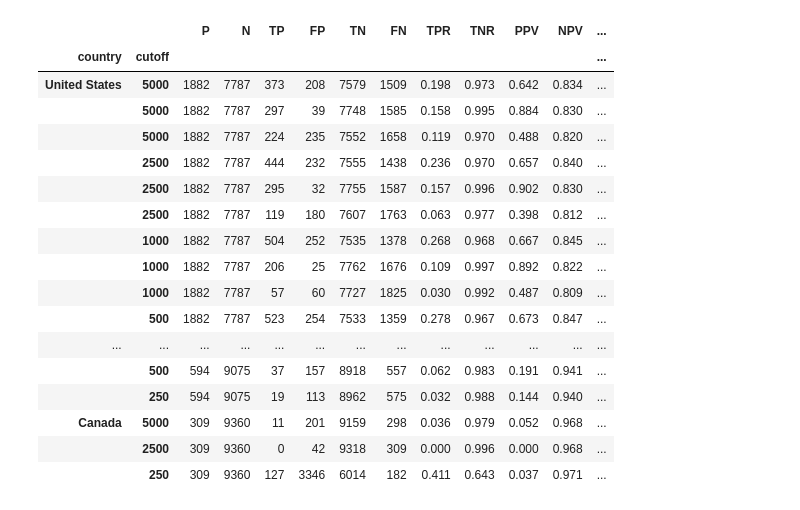
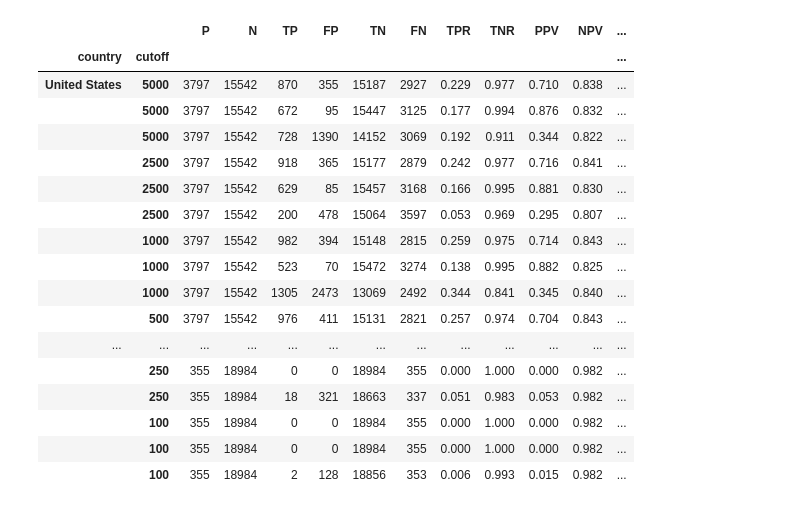
Before and after one commit to kylezeeuwen/ds-stackoverflow2020-analysis, a Jupyter notebook: notebook/visualise_results.ipynb, the cells around one changed output. Drawn from its saved outputs; the diff is of its cells as text; code cells hidden in the pictures.

```diff
--- a/notebook/visualise_results.ipynb
+++ b/notebook/visualise_results.ipynb
@@ -10,0 +1,2 @@ pd.options.display.max_colwidth = 255
+# %%
+pickle_file = 'latest_results.pkl'
@@ -11,42 +13,39 @@ pd.options.display.max_colwidth = 255
 # %%
-# results_df = None
-
-with open('./pickles/latest_results.pkl', 'rb') as f:
+with open('./pickles/%s' % pickle_file, 'rb') as f:
     results_df = pickle.load(f)
 # %%
 def choose_largest_coefficient_name (coefficients):
     if coefficients is None:
         return None
     return coefficients.sort_values(by='abs_weight', ascending=False)['X_Column'].iloc[0]
 
 def choose_largest_coefficient_weight (coefficients):
     if coefficients is None:
         return None
     return coefficients.sort_values(by='abs_weight', ascending=False)['abs_weight'].iloc[0]
 
 
 results_df['largest_coefficient_column'] = results_df['coefficients'].apply(choose_largest_coefficient_name)
 results_df['largest_coefficient_weight'] = results_df['coefficients'].apply(choose_largest_coefficient_weight)
 
 results_df \
-    .drop(columns=['coefficients', 'X_columns']) \
-    .query('TP > 0 or FP > 0')
+    .drop(columns=['X_columns', 'coefficients'])
 # %% [output]
 |  |  | P | N | TP | FP | TN | FN | TPR | TNR | PPV | NPV | ... |
 | country | cutoff |  |  |  |  |  |  |  |  |  |  | ... |
-| United States | 5000 | 1882 | 7787 | 373 | 208 | 7579 | 1509 | 0.198 | 0.973 | 0.642 | 0.834 | ... |
-|  | 5000 | 1882 | 7787 | 297 | 39 | 7748 | 1585 | 0.158 | 0.995 | 0.884 | 0.830 | ... |
-|  | 5000 | 1882 | 7787 | 224 | 235 | 7552 | 1658 | 0.119 | 0.970 | 0.488 | 0.820 | ... |
-|  | 2500 | 1882 | 7787 | 444 | 232 | 7555 | 1438 | 0.236 | 0.970 | 0.657 | 0.840 | ... |
-|  | 2500 | 1882 | 7787 | 295 | 32 | 7755 | 1587 | 0.157 | 0.996 | 0.902 | 0.830 | ... |
-|  | 2500 | 1882 | 7787 | 119 | 180 | 7607 | 1763 | 0.063 | 0.977 | 0.398 | 0.812 | ... |
-|  | 1000 | 1882 | 7787 | 504 | 252 | 7535 | 1378 | 0.268 | 0.968 | 0.667 | 0.845 | ... |
-|  | 1000 | 1882 | 7787 | 206 | 25 | 7762 | 1676 | 0.109 | 0.997 | 0.892 | 0.822 | ... |
-|  | 1000 | 1882 | 7787 | 57 | 60 | 7727 | 1825 | 0.030 | 0.992 | 0.487 | 0.809 | ... |
-|  | 500 | 1882 | 7787 | 523 | 254 | 7533 | 1359 | 0.278 | 0.967 | 0.673 | 0.847 | ... |
+| United States | 5000 | 3797 | 15542 | 870 | 355 | 15187 | 2927 | 0.229 | 0.977 | 0.710 | 0.838 | ... |
+|  | 5000 | 3797 | 15542 | 672 | 95 | 15447 | 3125 | 0.177 | 0.994 | 0.876 | 0.832 | ... |
+|  | 5000 | 3797 | 15542 | 728 | 1390 | 14152 | 3069 | 0.192 | 0.911 | 0.344 | 0.822 | ... |
+|  | 2500 | 3797 | 15542 | 918 | 365 | 15177 | 2879 | 0.242 | 0.977 | 0.716 | 0.841 | ... |
+|  | 2500 | 3797 | 15542 | 629 | 85 | 15457 | 3168 | 0.166 | 0.995 | 0.881 | 0.830 | ... |
+|  | 2500 | 3797 | 15542 | 200 | 478 | 15064 | 3597 | 0.053 | 0.969 | 0.295 | 0.807 | ... |
+|  | 1000 | 3797 | 15542 | 982 | 394 | 15148 | 2815 | 0.259 | 0.975 | 0.714 | 0.843 | ... |
+|  | 1000 | 3797 | 15542 | 523 | 70 | 15472 | 3274 | 0.138 | 0.995 | 0.882 | 0.825 | ... |
+|  | 1000 | 3797 | 15542 | 1305 | 2473 | 13069 | 2492 | 0.344 | 0.841 | 0.345 | 0.840 | ... |
+|  | 500 | 3797 | 15542 | 976 | 411 | 15131 | 2821 | 0.257 | 0.974 | 0.704 | 0.843 | ... |
 | ... | ... | ... | ... | ... | ... | ... | ... | ... | ... | ... | ... | ... |
-|  | 500 | 594 | 9075 | 37 | 157 | 8918 | 557 | 0.062 | 0.983 | 0.191 | 0.941 | ... |
-|  | 250 | 594 | 9075 | 19 | 113 | 8962 | 575 | 0.032 | 0.988 | 0.144 | 0.940 | ... |
-| Canada | 5000 | 309 | 9360 | 11 | 201 | 9159 | 298 | 0.036 | 0.979 | 0.052 | 0.968 | ... |
-|  | 2500 | 309 | 9360 | 0 | 42 | 9318 | 309 | 0.000 | 0.996 | 0.000 | 0.968 | ... |
-|  | 250 | 309 | 9360 | 127 | 3346 | 6014 | 182 | 0.411 | 0.643 | 0.037 | 0.971 | ... |
+|  | 250 | 355 | 18984 | 0 | 0 | 18984 | 355 | 0.000 | 1.000 | 0.000 | 0.982 | ... |
+|  | 250 | 355 | 18984 | 18 | 321 | 18663 | 337 | 0.051 | 0.983 | 0.053 | 0.982 | ... |
+|  | 100 | 355 | 18984 | 0 | 0 | 18984 | 355 | 0.000 | 1.000 | 0.000 | 0.982 | ... |
+|  | 100 | 355 | 18984 | 0 | 0 | 18984 | 355 | 0.000 | 1.000 | 0.000 | 0.982 | ... |
+|  | 100 | 355 | 18984 | 2 | 128 | 18856 | 353 | 0.006 | 0.993 | 0.015 | 0.982 | ... |
```
Also changed, not shown: parts of 10 cells of this notebook, 8 other files.
